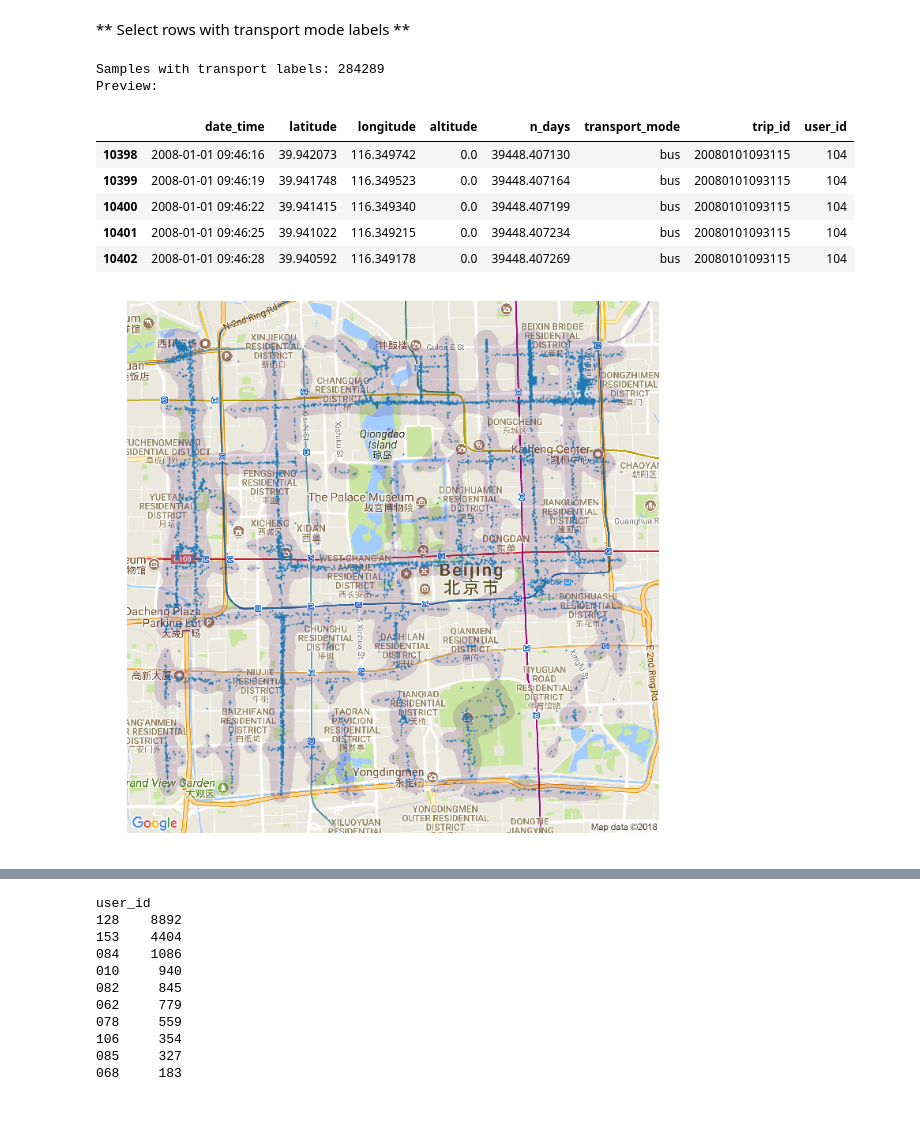
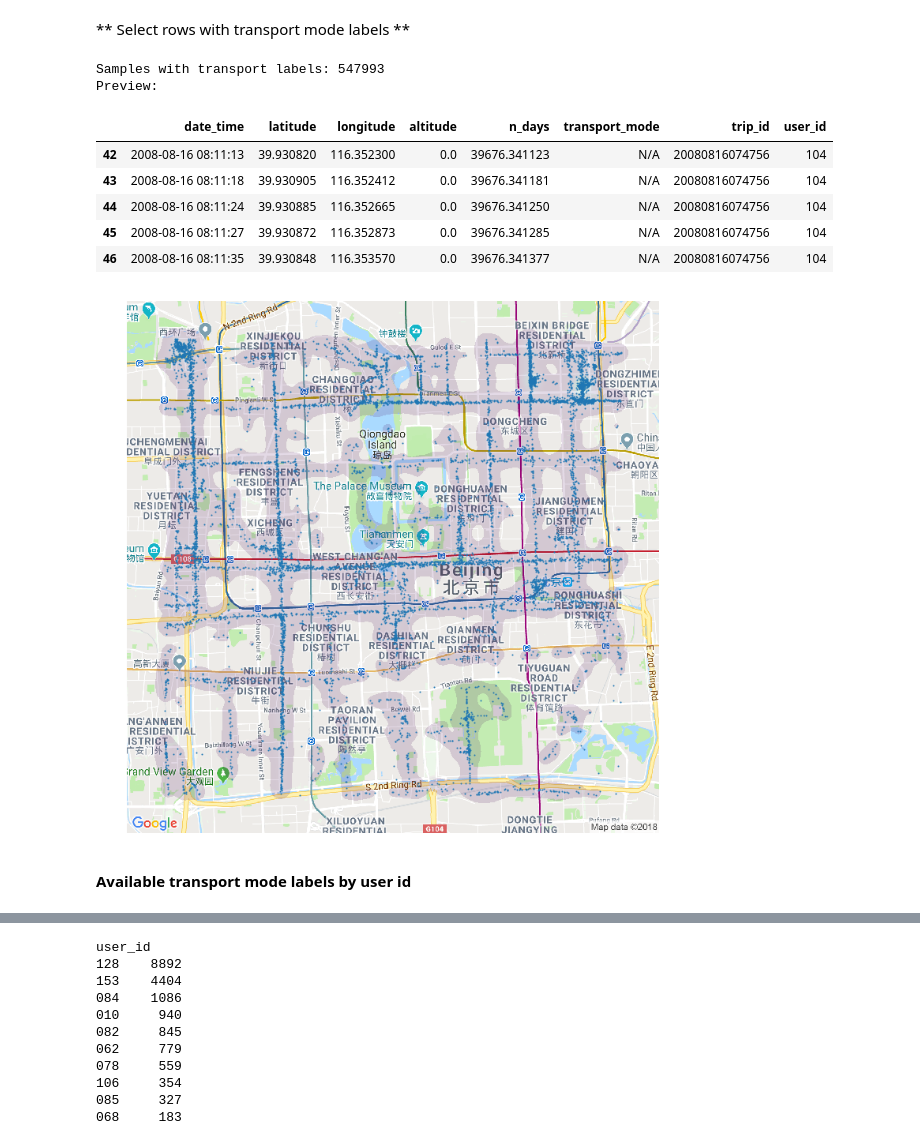
Before and after one commit to yrevar/inverse_rl, a Jupyter notebook: dataset/Geolife Trajectories 1.3/Geolife_MDP.ipynb, the cells around one changed output, grey strips where cells are left out. Cells and saved outputs as stored; diff of their text form; code cells hidden in the pictures; blank space fills up the shorter version.

```diff
--- a/dataset/Geolife Trajectories 1.3/Geolife_MDP.ipynb
+++ b/dataset/Geolife Trajectories 1.3/Geolife_MDP.ipynb
@@ -111,11 +112,12 @@ def get_geolife_data(dataset_name="/geolife_trajectories_labelled", hdf_file_nam
     """
     store = HDFStore(hdf_file_name)
     if dataset_name in store.keys():
-        return store[dataset_name]
+        data = store[dataset_name]
     else:
         data = get_dataframe_grouped_by_user(find_trajectory_dirs_with_labels("./Data/"))
         store[dataset_name] = data
-        return data
+    store.close()
+    return data
 # %%
 data = get_geolife_data()
 print("# of samples: {} ({} M)".format(len(data), len(data)/1e6))
@@ -138,19 +140,22 @@ data_beijing = data[
 # %% [markdown]
 ** Select rows with transport mode labels **
 # %%
-data_tr_lbl = data_beijing[~pd.isna(data_beijing["transport_mode"])]
+data_beijing.loc[pd.isna(data_beijing["transport_mode"]), "transport_mode"] = "N/A"
+data_tr_lbl = data_beijing #[~pd.isna(data_beijing["transport_mode"])]
 print("Samples with transport labels: {} \nPreview: ".format(len(data_tr_lbl)))
 display.display(data_tr_lbl.head())
 data_tr_lbl_sample = data_tr_lbl.sample(10000)
 mplt.density_plot(data_tr_lbl_sample['latitude'], data_tr_lbl_sample['longitude'])
 # %% [output]
-Samples with transport labels: 284289
+Samples with transport labels: 547993
 Preview:
 |  | date_time | latitude | longitude | altitude | n_days | transport_mode | trip_id | user_id |
-| 10398 | 2008-01-01 09:46:16 | 39.942073 | 116.349742 | 0.0 | 39448.407130 | bus | 20080101093115 | 104 |
-| 10399 | 2008-01-01 09:46:19 | 39.941748 | 116.349523 | 0.0 | 39448.407164 | bus | 20080101093115 | 104 |
-| 10400 | 2008-01-01 09:46:22 | 39.941415 | 116.349340 | 0.0 | 39448.407199 | bus | 20080101093115 | 104 |
-| 10401 | 2008-01-01 09:46:25 | 39.941022 | 116.349215 | 0.0 | 39448.407234 | bus | 20080101093115 | 104 |
-| 10402 | 2008-01-01 09:46:28 | 39.940592 | 116.349178 | 0.0 | 39448.407269 | bus | 20080101093115 | 104 |
+| 42 | 2008-08-16 08:11:13 | 39.930820 | 116.352300 | 0.0 | 39676.341123 | N/A | 20080816074756 | 104 |
+| 43 | 2008-08-16 08:11:18 | 39.930905 | 116.352412 | 0.0 | 39676.341181 | N/A | 20080816074756 | 104 |
+| 44 | 2008-08-16 08:11:24 | 39.930885 | 116.352665 | 0.0 | 39676.341250 | N/A | 20080816074756 | 104 |
+| 45 | 2008-08-16 08:11:27 | 39.930872 | 116.352873 | 0.0 | 39676.341285 | N/A | 20080816074756 | 104 |
+| 46 | 2008-08-16 08:11:35 | 39.930848 | 116.353570 | 0.0 | 39676.341377 | N/A | 20080816074756 | 104 |
-[figure, old version]
+[figure, new version]
+# %% [markdown]
+**Available transport mode labels by user id**
 # %%
```
Also changed, not shown: parts of 28 cells of this notebook.
